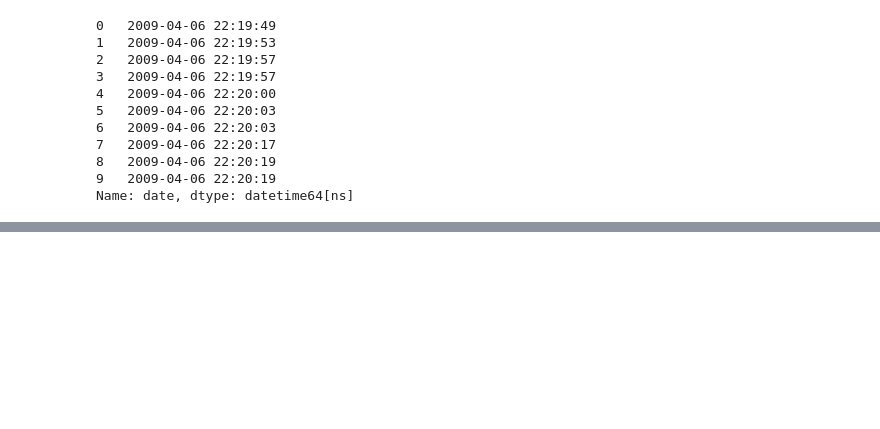
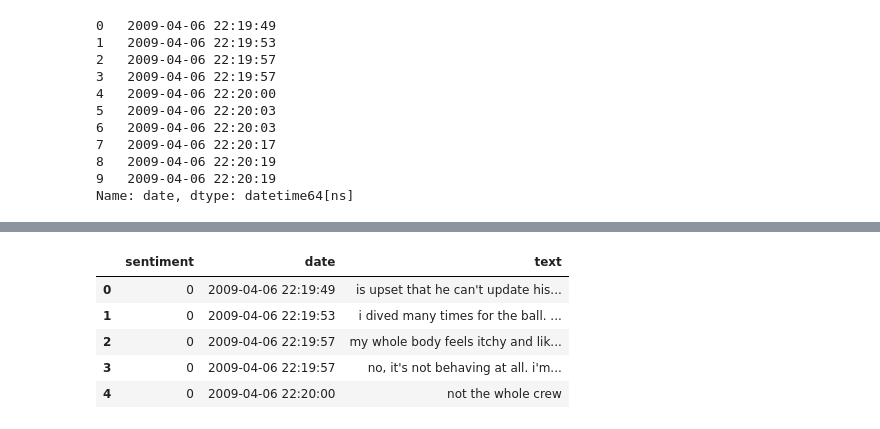
Before and after one commit to ris2002/Sentiment-Analysis-MLOPS, a Jupyter notebook: src/data_clean_verify.ipynb, the cells around one changed output, grey strips where cells are left out. Drawn from its saved outputs; the diff is of its cells as text; code cells hidden in the pictures; blank space fills up the shorter version.

```diff
--- a/src/data_clean_verify.ipynb
+++ b/src/data_clean_verify.ipynb
@@ -110,0 +130,9 @@ plt.show()
+# %%
+df.head()
+# %% [output]
+|  | sentiment | date | text |
+| 0 | 0 | 2009-04-06 22:19:49 | is upset that he can't update his... |
+| 1 | 0 | 2009-04-06 22:19:53 | i dived many times for the ball. ... |
+| 2 | 0 | 2009-04-06 22:19:57 | my whole body feels itchy and lik... |
+| 3 | 0 | 2009-04-06 22:19:57 | no, it's not behaving at all. i'm... |
+| 4 | 0 | 2009-04-06 22:20:00 | not the whole crew |
```
Also changed, not shown: parts of 17 cells of this notebook, 6 other files.
